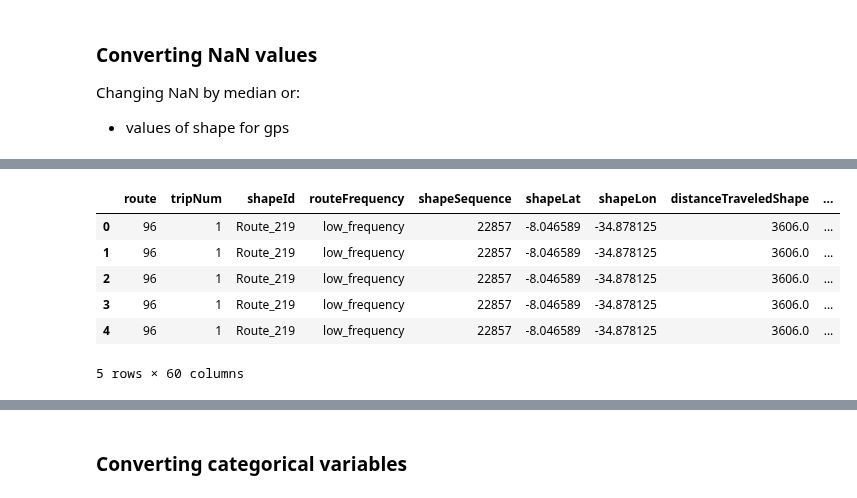
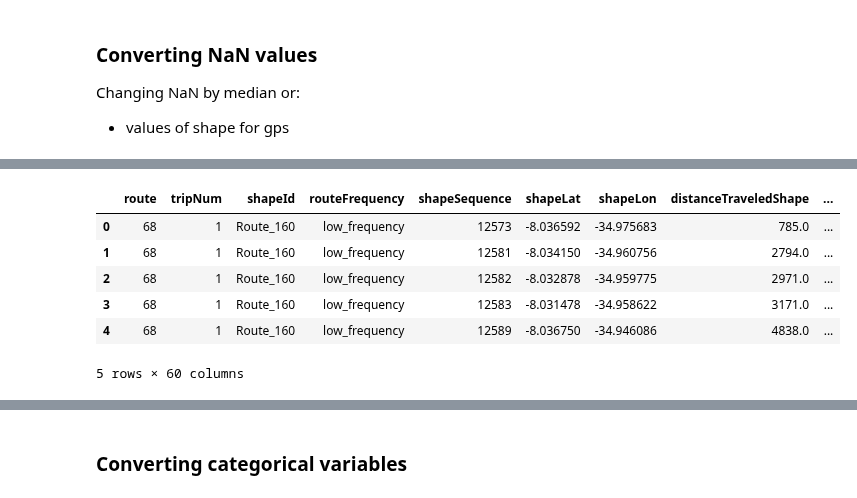
Before and after one commit to veruskasantos/INESProject, a Jupyter notebook: workspace/Data Analysis/FE/Validation.ipynb, the cells around one changed output, grey strips where cells are left out. Saved outputs shown, nothing was run; the diff lists cells and outputs as text; code cells hidden in the pictures.

```diff
--- a/workspace/Data Analysis/FE/Validation.ipynb
+++ b/workspace/Data Analysis/FE/Validation.ipynb
@@ -37,5 +39,5 @@ integrated_data_path = path + all_data
 # %%
 # Reading data
 
-df_all_data = pd.read_csv(integrated_data_path)
+df_all = pd.read_csv(integrated_data_path)
 # %%
@@ -43,8 +45,8 @@ df_selected_data = pd.read_csv(integrated_data_path)
 # %%
-rows_number = 1000000 #len(df_all_data) #100000
+rows_number = 2500 #len(df_all_data) #1000000
 # %%
-df_all_data = df_all_data.loc[0:rows_number]
-df_selected_data = df_selected_data.loc[0:rows_number]
+df_all = df_all.loc[0:rows_number]
+df_selected = df_selected.loc[0:rows_number]
 # %% [markdown]
 ### Converting NaN values
 
@@ -55,23 +75,23 @@ df_all_data.isnull().any()
 # %%
 # changing by shape data
-df_all_data.gpsPointId = np.where(df_all_data.gpsPointId.isnull(), 0, df_all_data.gpsPointId)
-df_all_data.gpsLat = np.where(df_all_data.gpsLat.isnull(), df_all_data.shapeLat, df_all_data.gpsLat)
-df_all_data.gpsLon = np.where(df_all_data.gpsLon.isnull(), df_all_data.shapeLon, df_all_data.gpsLon)
-df_all_data.distanceToShapePoint = np.where(df_all_data.distanceToShapePoint.isnull(),
-                                            0, df_all_data.distanceToShapePoint)
+df_all.gpsPointId = np.where(df_all.gpsPointId.isnull(), 0, df_all.gpsPointId)
+df_all.gpsLat = np.where(df_all.gpsLat.isnull(), df_all.shapeLat, df_all.gpsLat)
+df_all.gpsLon = np.where(df_all.gpsLon.isnull(), df_all.shapeLon, df_all.gpsLon)
+df_all.distanceToShapePoint = np.where(df_all.distanceToShapePoint.isnull(),
+                                            0, df_all.distanceToShapePoint)
 # %%
 #grouping by weekday and filling NA's with the median of the column
-numeric_feats = df_all_data.dtypes[(df_all_data.dtypes != "object") & (df_all_data.dtypes != "datetime64[ns]")
-                               & (df_all_data.dtypes != "bool")].index
-df_all_data[numeric_feats] = df_all_data.groupby(['WEEKDAY(gps_datetime)'])[numeric_feats].transform(lambda x: x.fillna(x.median()))
+numeric_feats = df_all.dtypes[(df_all.dtypes != "object") & (df_all.dtypes != "datetime64[ns]")
+                               & (df_all.dtypes != "bool")].index
+df_all[numeric_feats] = df_all.groupby(['WEEKDAY(gps_datetime)'])[numeric_feats].transform(lambda x: x.fillna(x.median()))
 
-df_all_data.head(5)
+df_all.head(5)
 # %% [output]
 |  | route | tripNum | shapeId | routeFrequency | shapeSequence | shapeLat | shapeLon | distanceTraveledShape | ... |
-| 0 | 96 | 1 | Route_219 | low_frequency | 22857 | -8.046589 | -34.878125 | 3606.0 | ... |
-| 1 | 96 | 1 | Route_219 | low_frequency | 22857 | -8.046589 | -34.878125 | 3606.0 | ... |
-| 2 | 96 | 1 | Route_219 | low_frequency | 22857 | -8.046589 | -34.878125 | 3606.0 | ... |
-| 3 | 96 | 1 | Route_219 | low_frequency | 22857 | -8.046589 | -34.878125 | 3606.0 | ... |
-| 4 | 96 | 1 | Route_219 | low_frequency | 22857 | -8.046589 | -34.878125 | 3606.0 | ... |
+| 0 | 68 | 1 | Route_160 | low_frequency | 12573 | -8.036592 | -34.975683 | 785.0 | ... |
+| 1 | 68 | 1 | Route_160 | low_frequency | 12581 | -8.034150 | -34.960756 | 2794.0 | ... |
+| 2 | 68 | 1 | Route_160 | low_frequency | 12582 | -8.032878 | -34.959775 | 2971.0 | ... |
+| 3 | 68 | 1 | Route_160 | low_frequency | 12583 | -8.031478 | -34.958622 | 3171.0 | ... |
+| 4 | 68 | 1 | Route_160 | low_frequency | 12589 | -8.036750 | -34.946086 | 4838.0 | ... |
 5 rows × 60 columns
 # %%
```
Also changed, not shown: parts of 16 cells of this notebook, 1 other file.
